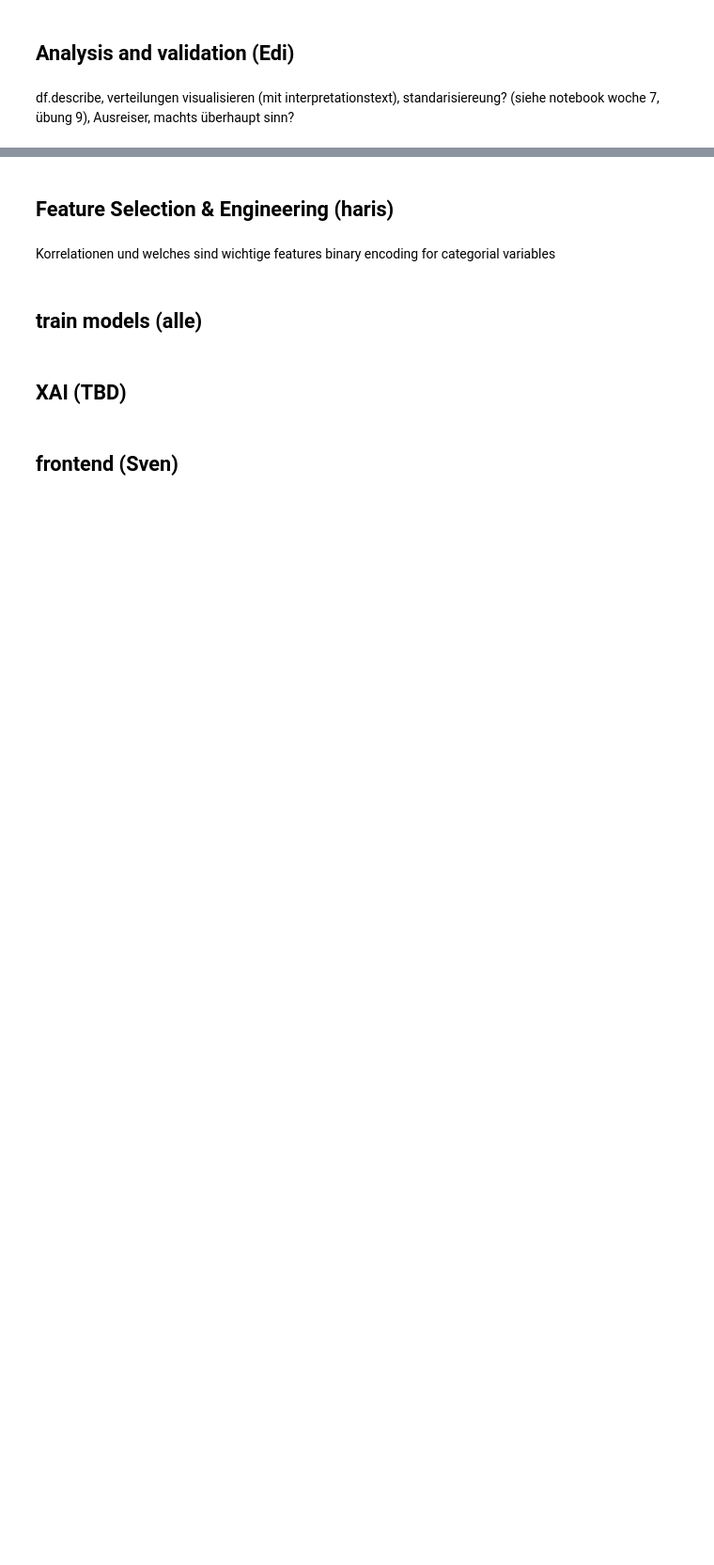
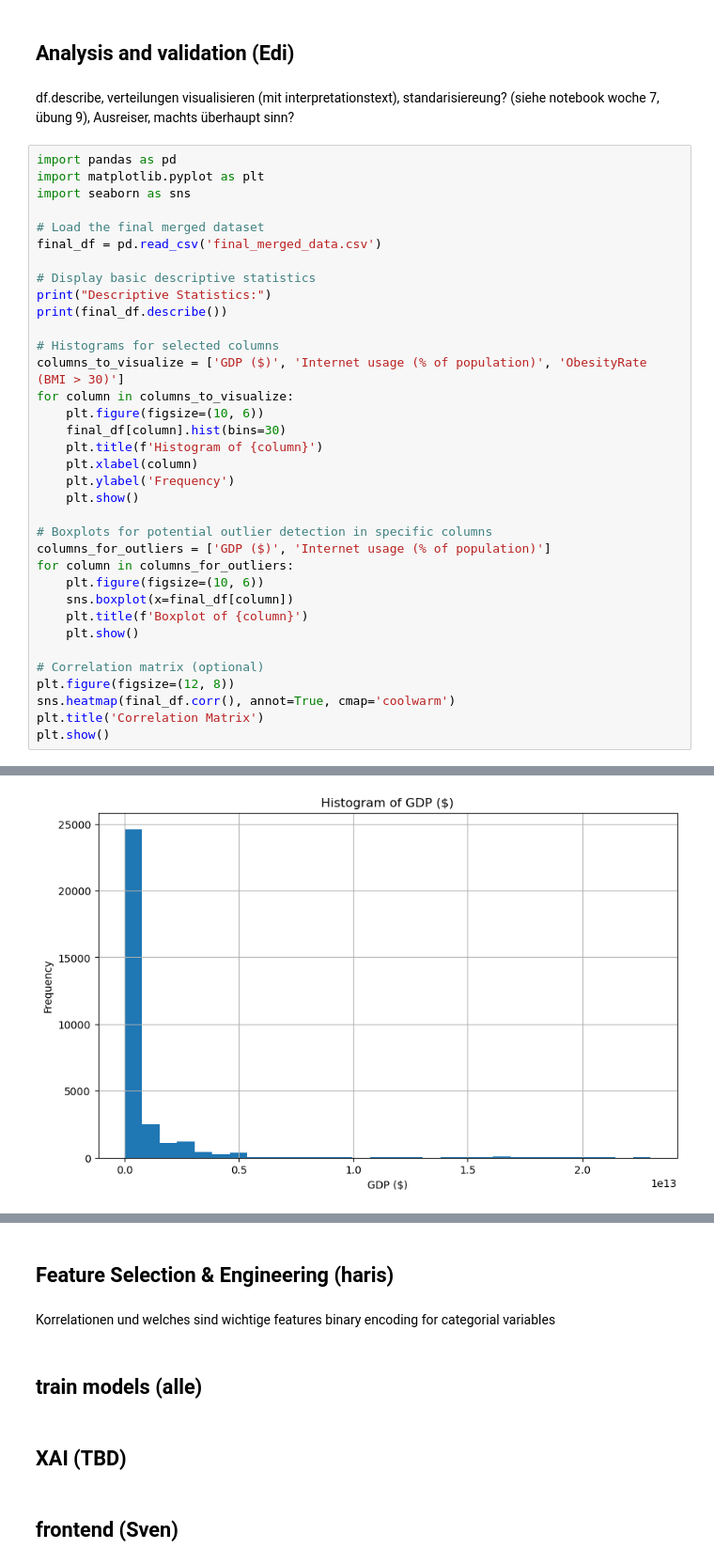
Before and after one commit to HarisFetic/Lebenserwartungs-Rechner-Projekt, a Jupyter notebook: sven/final.ipynb, the cells around one changed output, grey strips where cells are left out. Shown at 94% size. Drawn from its saved outputs; the diff is of its cells as text; blank space fills up the shorter version.

```diff
--- a/sven/final.ipynb
+++ b/sven/final.ipynb
@@ -946,3 +1636,39 @@ print(missing_values)
 ## Analysis and validation (Edi)
 # %% [markdown]
 df.describe, verteilungen visualisieren (mit interpretationstext), standarisiereung? (siehe notebook woche 7, übung 9), Ausreiser, machts überhaupt sinn?
+# %%
+import pandas as pd
+import matplotlib.pyplot as plt
+import seaborn as sns
+
+# Load the final merged dataset
+final_df = pd.read_csv('final_merged_data.csv')
+
+# Display basic descriptive statistics
+print("Descriptive Statistics:")
+print(final_df.describe())
+
+# Histograms for selected columns
+columns_to_visualize = ['GDP ($)', 'Internet usage (% of population)', 'ObesityRate (BMI > 30)']
+for column in columns_to_visualize:
+    plt.figure(figsize=(10, 6))
+    final_df[column].hist(bins=30)
+    plt.title(f'Histogram of {column}')
+    plt.xlabel(column)
+    plt.ylabel('Frequency')
+    plt.show()
+
+# Boxplots for potential outlier detection in specific columns
+columns_for_outliers = ['GDP ($)', 'Internet usage (% of population)']
+for column in columns_for_outliers:
+    plt.figure(figsize=(10, 6))
+    sns.boxplot(x=final_df[column])
+    plt.title(f'Boxplot of {column}')
+    plt.show()
+
+# Correlation matrix (optional)
+plt.figure(figsize=(12, 8))
+sns.heatmap(final_df.corr(), annot=True, cmap='coolwarm')
+plt.title('Correlation Matrix')
+plt.show()
+# %% [output]
@@ -948,0 +1692 @@ df.describe, verteilungen visualisieren (mit interpretationstext), standarisiere
+[figure, added]
```
Also changed, not shown: parts of 21 cells of this notebook.
